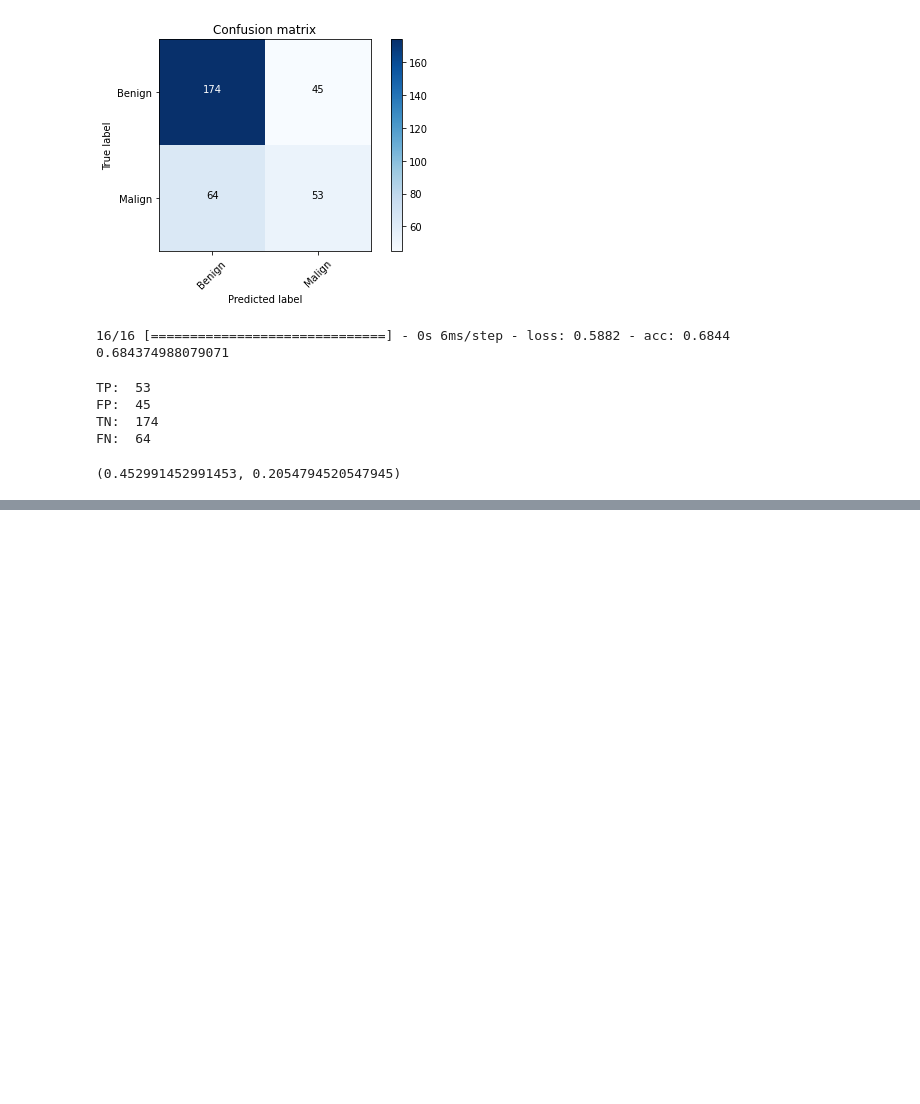
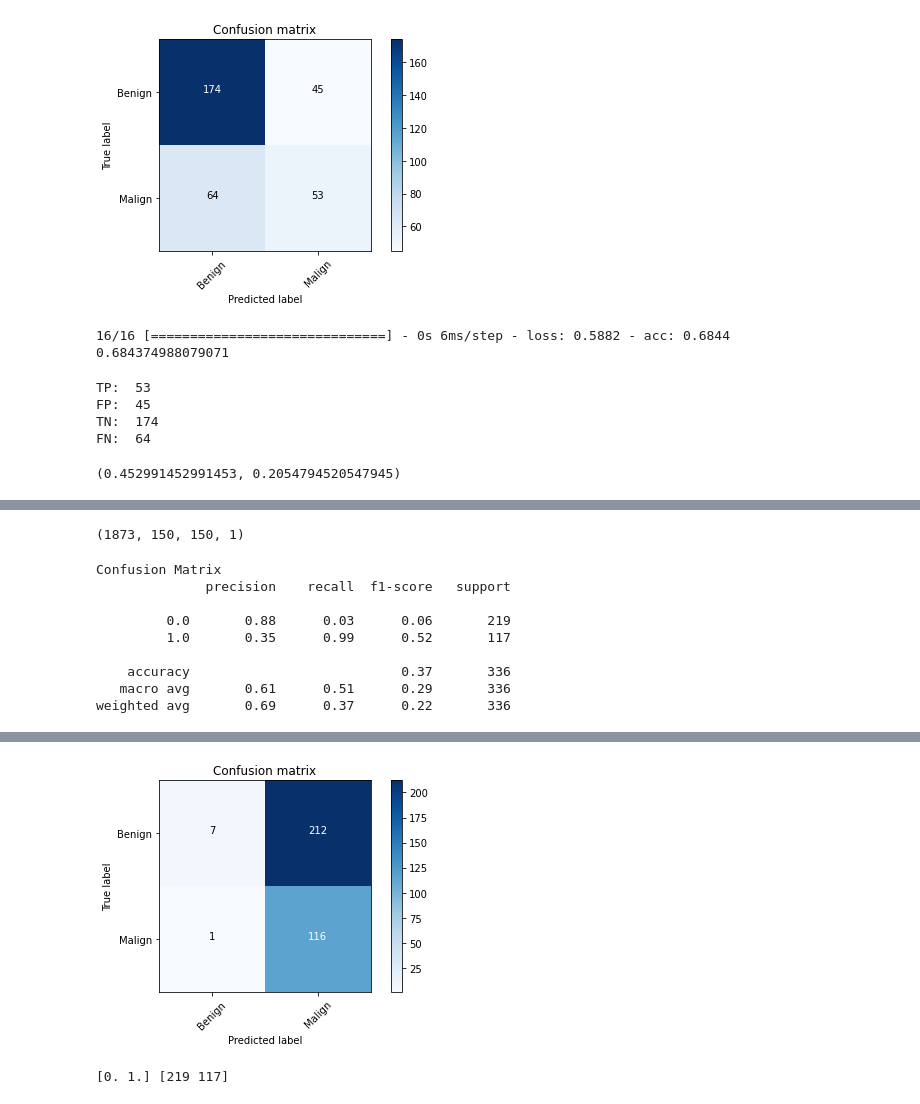
Before and after one commit to MarshaGomez/CNN-Medical-Imaging-Analysis, a Jupyter notebook: Code/Scratch_CNN_benign_vs_malign.ipynb, the cells around one changed output, grey strips where cells are left out. Saved outputs shown, nothing was run; the diff lists cells and outputs as text; code cells hidden in the pictures; blank space fills up the shorter version.

```diff
--- a/Code/Scratch_CNN_benign_vs_malign.ipynb
+++ b/Code/Scratch_CNN_benign_vs_malign.ipynb
@@ -1529,0 +1693,3 @@ FN:  64
+# %%
+model_9 = build_model9()
+model_9.summary()
@@ -1529,0 +1714,13 @@ FN:  64
+# %%
+history = model_9.fit(train_datagen.flow(train_images_split,
+                                       train_labels_split,
+                                       batch_size=BATCH_SIZE,
+                                       shuffle=False),
+                    steps_per_epoch=len(train_images_split) // BATCH_SIZE,
+                    epochs=EPOCHS,
+                    validation_data=valid_datagen.flow(valid_images_split,
+                                       valid_labels_split,
+                                       batch_size=BATCH_SIZE,
+                                       shuffle=False),
+                    validation_steps=len(valid_labels_split) // BATCH_SIZE,
+                    callbacks=[GarbageCollectorCallback()])
@@ -1529,0 +1745,23 @@ FN:  64
+# %%
+print(train_images_split.shape)
+# %% [output]
+(1873, 150, 150, 1)
+# %%
+#print confusion matrix
+classes = ["Benign", "Malign"]
+plot_confusion_matrix(model_9,
+                      classes,
+                      test_images,
+                      test_labels,
+                      title='Confusion matrix',
+                      cmap=plt.cm.Blues)
+# %% [output]
+Confusion Matrix
+              precision    recall  f1-score   support
+
+         0.0       0.88      0.03      0.06       219
+         1.0       0.35      0.99      0.52       117
+
+    accuracy                           0.37       336
+   macro avg       0.61      0.51      0.29       336
+weighted avg       0.69      0.37      0.22       336
@@ -1529,0 +1769,7 @@ FN:  64
+[figure, added]
+# %%
+unique, counts = np.unique(test_labels, return_counts=True)
+
+print(unique, counts)
+# %% [output]
+[0. 1.] [219 117]
```
Also changed, not shown: parts of 30 cells of this notebook.
